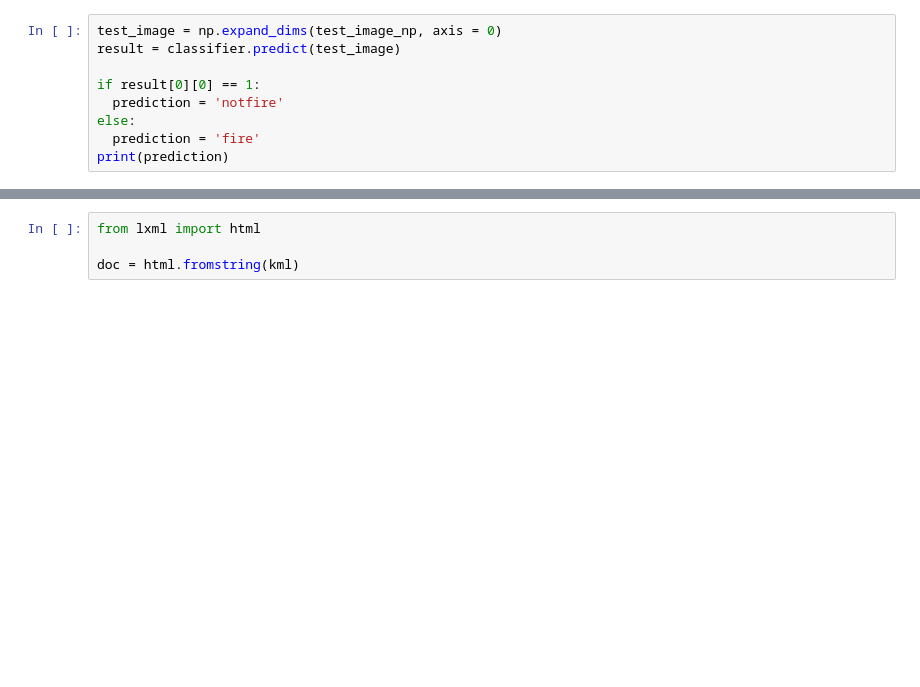
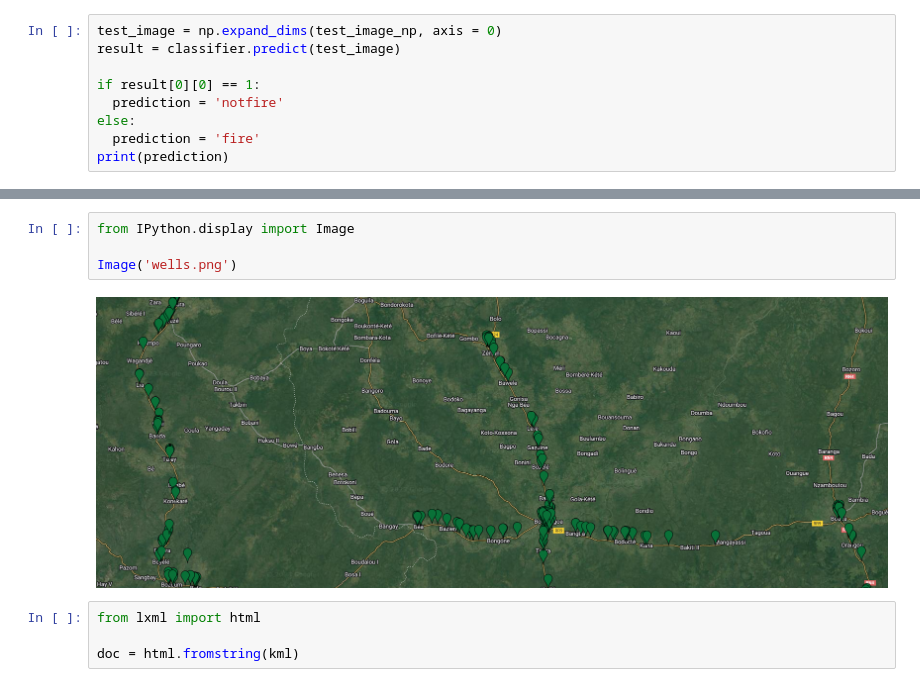
Before and after one commit to knmlprz/OnePoint, a Jupyter notebook: demos/technical_solutions_main.ipynb, the cells around one changed output, grey strips where cells are left out. Drawn from its saved outputs; the diff is of its cells as text; blank space fills up the shorter version.

Commit message:
change attachment display strategy

```diff
--- a/demos/technical_solutions_main.ipynb
+++ b/demos/technical_solutions_main.ipynb
@@ -120,3 +118,9 @@ Attached below is a map with marked wells maintained by [Water For Good](https:/
+# %%
+from IPython.display import Image
+
+Image('wells.png')
+# %% [output]
+[figure, added]
 # %%
 from lxml import html
 
```
Also changed, not shown: parts of 1 cell of this notebook.
